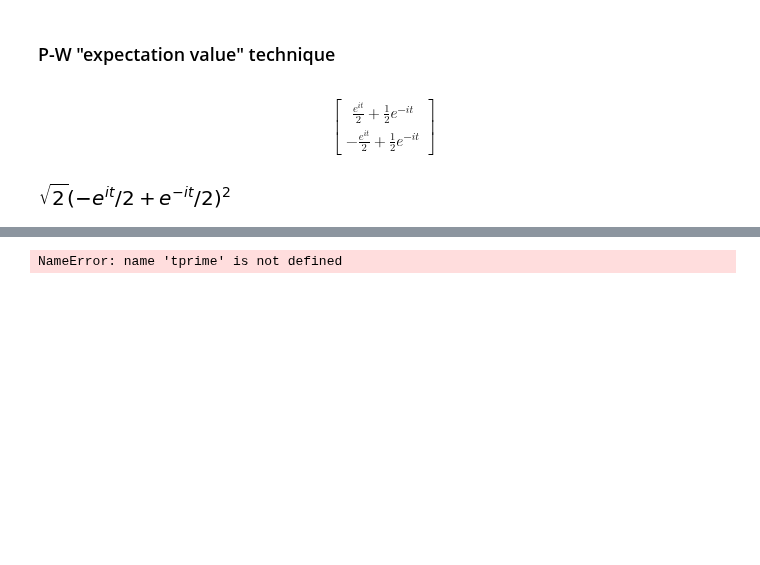
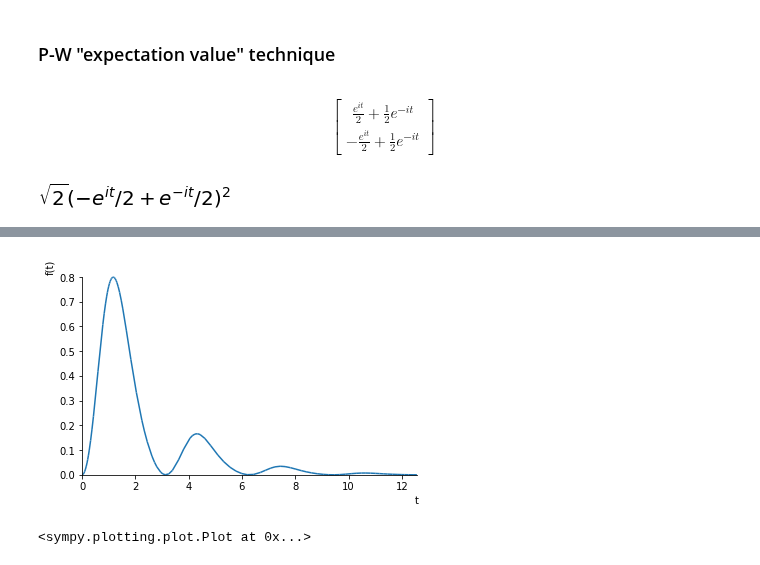
Before and after one commit to gderosa/timeq, a Jupyter notebook: comp/jupyter/detect.ipynb, the cells around one changed output, grey strips where cells are left out. Drawn from its saved outputs; the diff is of its cells as text; code cells hidden in the pictures; blank space fills up the shorter version.

```diff
--- a/comp/jupyter/detect.ipynb
+++ b/comp/jupyter/detect.ipynb
@@ -93,4 +97,5 @@ sqrt(2)*(sin(t))**2
 # %%
-int(sqrt(2)*(sin(t))**2, t, 0, tprime)
+plot(sqrt(2)* sin(t)**2 * exp(sin(t)*cos(t)/2) * exp(-t/2), (t, 0, 4*pi))
 # %% [output]
+[figure, added]
-NameError: name 'tprime' is not defined
+<sympy.plotting.plot.Plot at 0x...>
```
Also changed, not shown: parts of 8 cells of this notebook, 8 other files.
